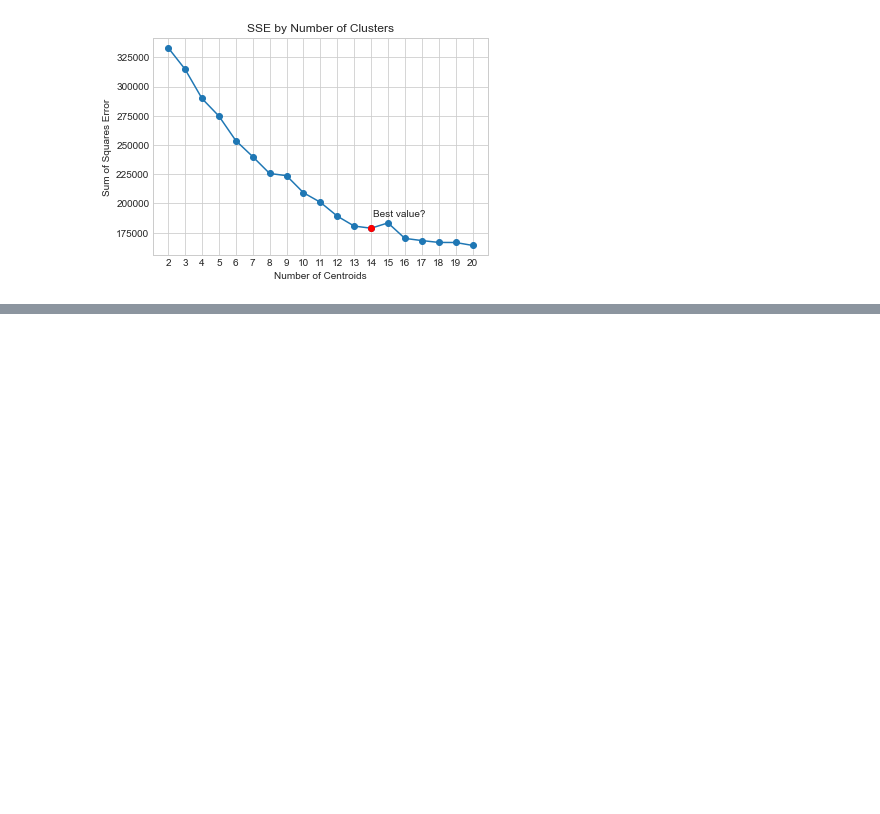
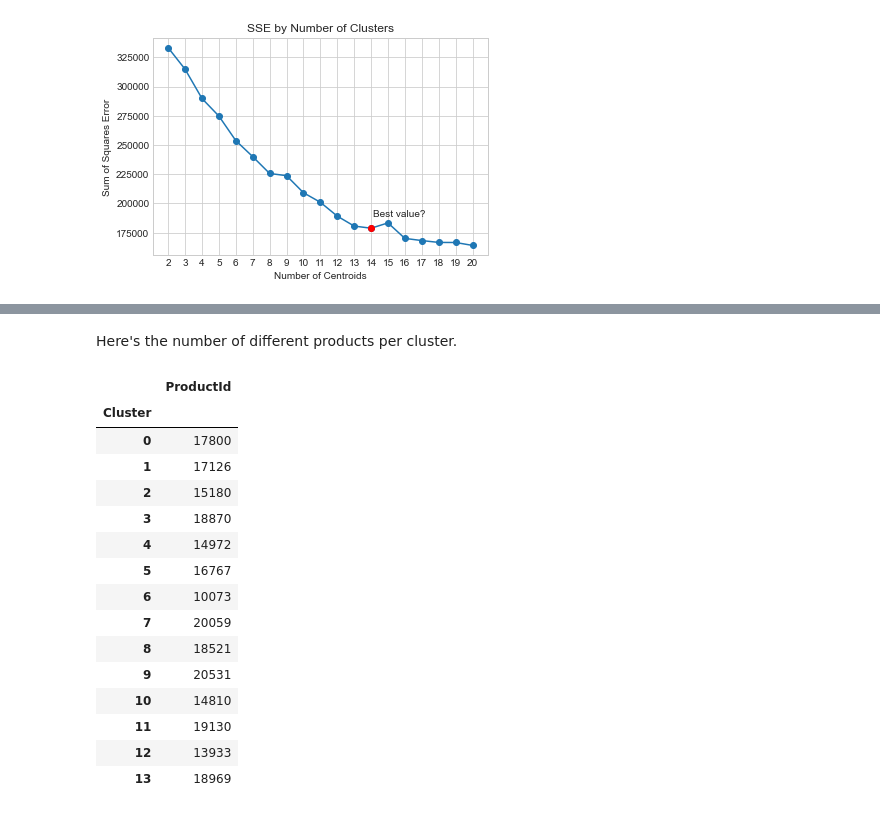
Before and after one commit to msterpa87/ADM-HW4, a Jupyter notebook: main.ipynb, the cells around one changed output, grey strips where cells are left out. Saved outputs shown, nothing was run; the diff lists cells and outputs as text; code cells hidden in the pictures; blank space fills up the shorter version.

```diff
--- a/main.ipynb
+++ b/main.ipynb
@@ -104,0 +126,23 @@ plot_sse(simulation_data)
+# %% [markdown]
+Here's the number of different products per cluster.
+# %%
+processed_reviews_df['Cluster'] = clusters
+cols = ['ProductId', 'Cluster']
+processed_reviews_df[cols].groupby(['Cluster']).agg({"ProductId":"nunique"})
+# %% [output]
+|  | ProductId |
+| Cluster |  |
+| 0 | 17800 |
+| 1 | 17126 |
+| 2 | 15180 |
+| 3 | 18870 |
+| 4 | 14972 |
+| 5 | 16767 |
+| 6 | 10073 |
+| 7 | 20059 |
+| 8 | 18521 |
+| 9 | 20531 |
+| 10 | 14810 |
+| 11 | 19130 |
+| 12 | 13933 |
+| 13 | 18969 |
```
Also changed, not shown: parts of 8 cells of this notebook, 3 other files.
